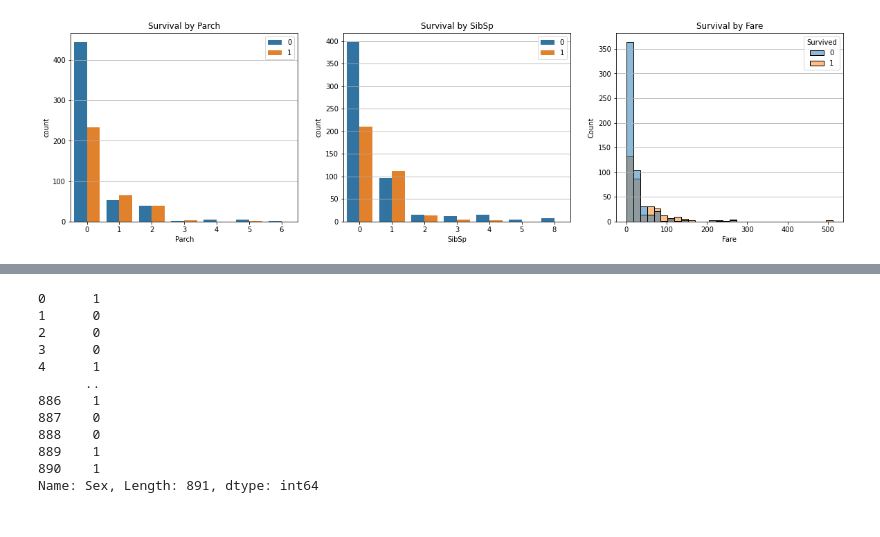
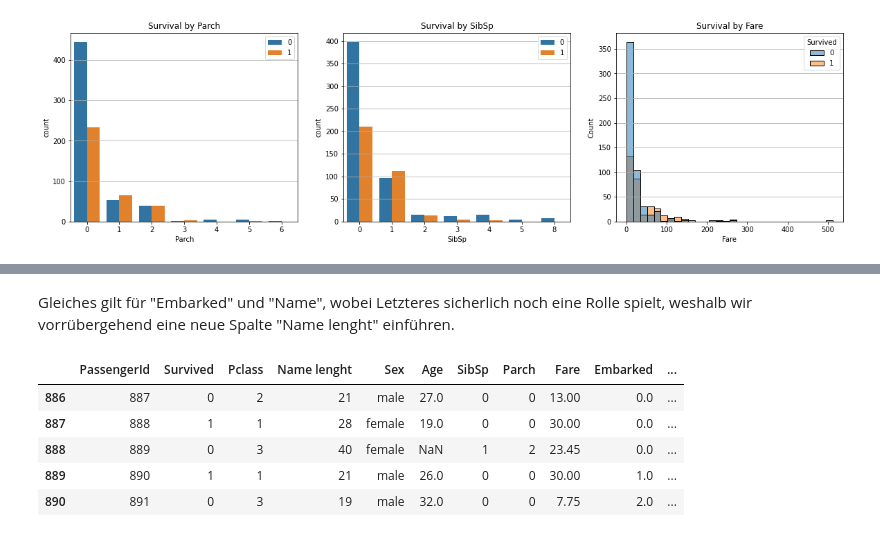
Before and after one commit to AlexanderAvocone/Studium, a Jupyter notebook: Datenanalyse.ipynb, the cells around one changed output, grey strips where cells are left out. Drawn from its saved outputs; the diff is of its cells as text; code cells hidden in the pictures.

```diff
--- a/Datenanalyse.ipynb
+++ b/Datenanalyse.ipynb
@@ -157 +173,4 @@ Das geht entweder durch df.get_dummies(), df.replace() oder die df.apply() Funkt
+# %%
+#replace-Funktion mittels dictionary
+train["Sex"].replace({"male":1, "female":0}, inplace = True)
 # %%
@@ -176,17 +185,19 @@ Name: Sex, Length: 891, dtype: int64
-# %%
-#apply mittels lambda-Funktion und dictionary
-sex = {"male":1, "female":0}
-train["Sex"].apply(lambda x:sex[x] )
-# %% [output]
-0      1
-1      0
-2      0
-3      0
-4      1
-      ..
-886    1
-887    0
-888    0
-889    1
-890    1
-Name: Sex, Length: 891, dtype: int64
+# %% [markdown]
+Gleiches gilt für "Embarked" und "Name", wobei Letzteres sicherlich noch eine Rolle spielt, weshalb wir vorrübergehend eine neue Spalte "Name lenght" einführen.
+# %%
+train["Embarked"].replace({"S":0, "C":1, "Q":2}, inplace = True)
+# %%
+train["Name lenght"] = train["Name"].apply(lambda x: len(x))
+
+#Swap Columns
+titles = list(train.columns)
+titles[3], titles[-1] = titles[-1], titles[3]
+train = train[titles]
+train.tail()
+# %% [output]
+|  | PassengerId | Survived | Pclass | Name lenght | Sex | Age | SibSp | Parch | Fare | Embarked | ... |
+| 886 | 887 | 0 | 2 | 21 | male | 27.0 | 0 | 0 | 13.00 | 0.0 | ... |
+| 887 | 888 | 1 | 1 | 28 | female | 19.0 | 0 | 0 | 30.00 | 0.0 | ... |
+| 888 | 889 | 0 | 3 | 40 | female | NaN | 1 | 2 | 23.45 | 0.0 | ... |
+| 889 | 890 | 1 | 1 | 21 | male | 26.0 | 0 | 0 | 30.00 | 1.0 | ... |
+| 890 | 891 | 0 | 3 | 19 | male | 32.0 | 0 | 0 | 7.75 | 2.0 | ... |
```
Also changed, not shown: parts of 16 cells of this notebook.
